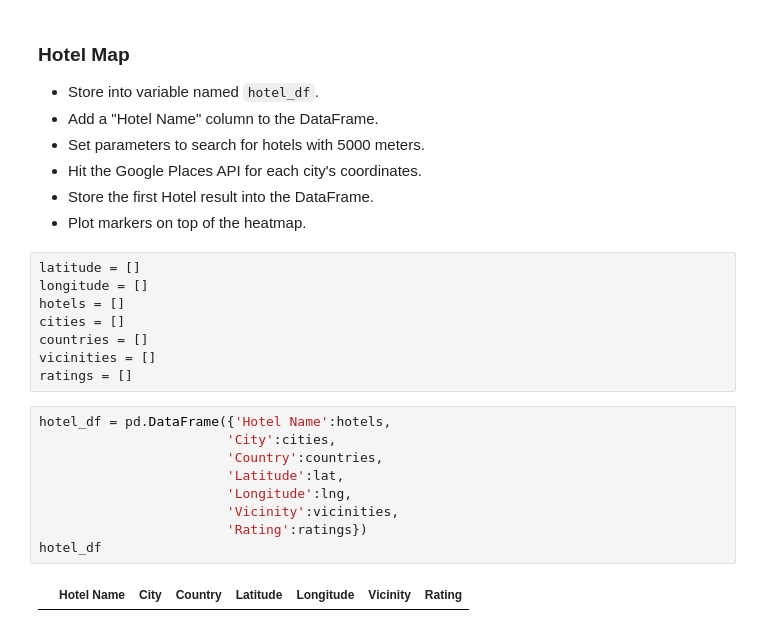
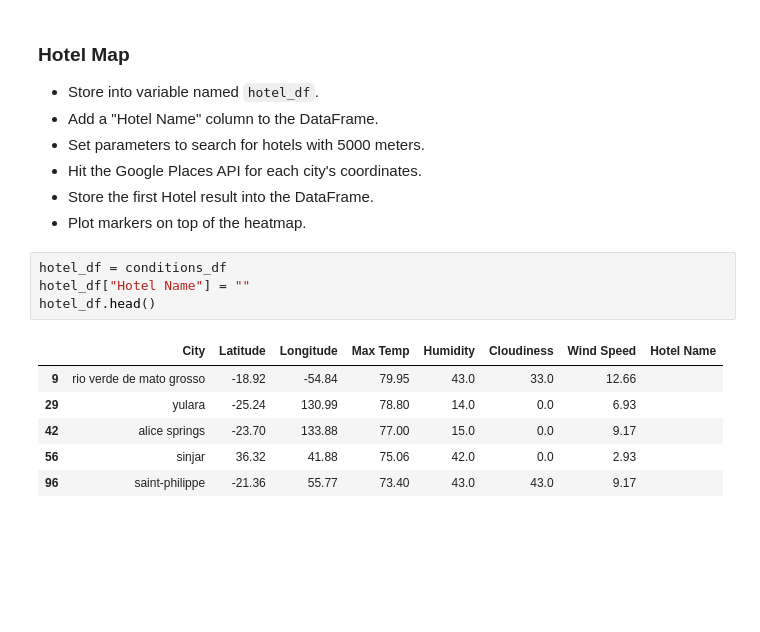
Before and after one commit to delanybroome/pyton-api-challenge, a Jupyter notebook: VacationPy.ipynb, the cells around one changed output. Drawn from its saved outputs; the diff is of its cells as text; blank space fills up the shorter version.

Commit message:
hotel df attempt 2

```diff
--- a/VacationPy.ipynb
+++ b/VacationPy.ipynb
@@ -125,22 +120,14 @@ conditions_df
 * Hit the Google Places API for each city's coordinates.
 * Store the first Hotel result into the DataFrame.
 * Plot markers on top of the heatmap.
-# %%
-latitude = []
-longitude = []
-hotels = []
-cities = []
-countries = []
-vicinities = []
-ratings = []
-# %%
-hotel_df = pd.DataFrame({'Hotel Name':hotels,
-                        'City':cities,
-                        'Country':countries,
-                        'Latitude':lat,
-                        'Longitude':lng,
-                        'Vicinity':vicinities,
-                        'Rating':ratings})
-hotel_df
-# %% [output]
-|  | Hotel Name | City | Country | Latitude | Longitude | Vicinity | Rating |
+# %%
+hotel_df = conditions_df
+hotel_df["Hotel Name"] = ""
+hotel_df.head()
+# %% [output]
+|  | City | Latitude | Longitude | Max Temp | Humidity | Cloudiness | Wind Speed | Hotel Name |
+| 9 | rio verde de mato grosso | -18.92 | -54.84 | 79.95 | 43.0 | 33.0 | 12.66 |  |
+| 29 | yulara | -25.24 | 130.99 | 78.80 | 14.0 | 0.0 | 6.93 |  |
+| 42 | alice springs | -23.70 | 133.88 | 77.00 | 15.0 | 0.0 | 9.17 |  |
+| 56 | sinjar | 36.32 | 41.88 | 75.06 | 42.0 | 0.0 | 2.93 |  |
+| 96 | saint-philippe | -21.36 | 55.77 | 73.40 | 43.0 | 43.0 | 9.17 |  |
```
Also changed, not shown: parts of 7 cells of this notebook, 1 other file.
